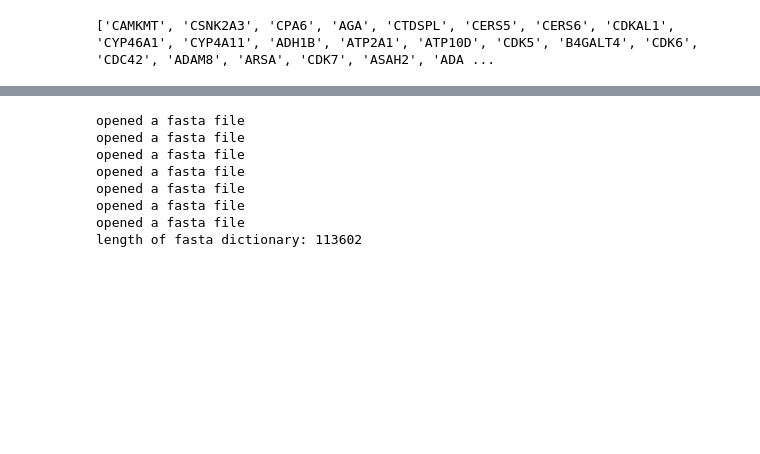
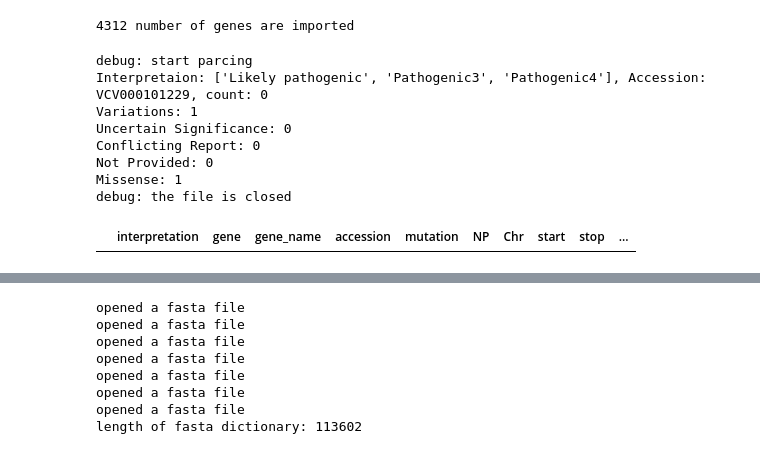
Before and after one commit to MasayukiNagai/VersUS, a Jupyter notebook: MissenseMutations/trial.ipynb, the cells around one changed output, grey strips where cells are left out. Cells and saved outputs as stored; diff of their text form; code cells hidden in the pictures; blank space fills up the shorter version.

```diff
--- a/MissenseMutations/trial.ipynb
+++ b/MissenseMutations/trial.ipynb
@@ -17,9 +19,9 @@ def readHumanGenes(path):
     return human_genes
 # %%
 human_genes = readHumanGenes('../data/UniProtHumanEnzymeGenes.txt')
-print(human_genes)
+print(f'{len(human_genes)} number of genes are imported')
 # %% [output]
-['CAMKMT', 'CSNK2A3', 'CPA6', 'AGA', 'CTDSPL', 'CERS5', 'CERS6', 'CDKAL1', 'CYP46A1', 'CYP4A11', 'ADH1B', 'ATP2A1', 'ATP10D', 'CDK5', 'B4GALT4', 'CDK6', 'CDC42', 'ADAM8', 'ARSA', 'CDK7', 'ASAH2', 'ADA ...
+4312 number of genes are imported
 # %%
 class variationHandler(object):
     def __init__(self, enzyme_genes):
@@ -181,6 +192,21 @@ def readClinVarVariationsXML(input_path, output_path, gene_set):
     df = pd.DataFrame(data)
     df.to_csv(output_path, index = False, header = True)
     return df
+# %%
+subnode = '../data/subnode.xml'
+temp_path = '../data/temp.csv'
+df_temp = readClinVarVariationsXML(subnode, temp_path, human_genes)
+df_temp.head()
+# %% [output]
+debug: start parcing
+Interpretaion: ['Likely pathogenic', 'Pathogenic3', 'Pathogenic4'], Accession: VCV000101229, count: 0
+Variations: 1
+Uncertain Significance: 0
+Conflicting Report: 0
+Not Provided: 0
+Missense: 1
+debug: the file is closed
+|  | interpretation | gene | gene_name | accession | mutation | NP | Chr | start | stop | ... |
 # %%
 xmlfile = '../data/ClinVarVariationRelease_00-latest_weekly.xml'
 out_path = '../data/MM_enzyme.csv'
```
Also changed, not shown: parts of 11 cells of this notebook, 1 other file.
